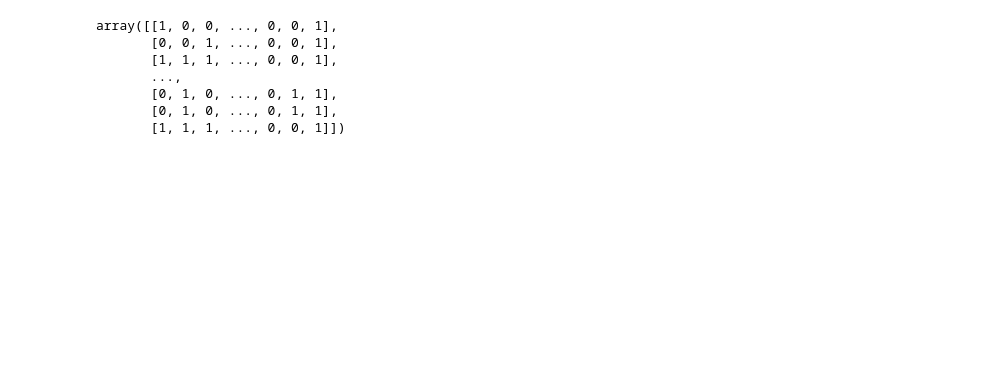
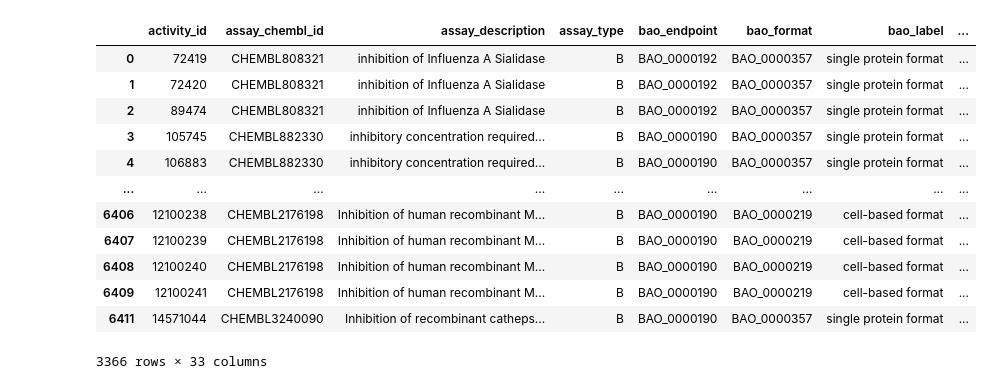
Before and after one commit to Aayush-Shrestha/Computational-Drug-Discovery, a Jupyter notebook: Try 1.ipynb, the cells around one changed output. Saved outputs shown, nothing was run; the diff lists cells and outputs as text; code cells hidden in the pictures; blank space fills up the shorter version.

Commit message:
Data frame properly created

```diff
--- a/Try 1.ipynb
+++ b/Try 1.ipynb
@@ -31,0 +17,14 @@ len(df)
+# %%
+dataframes = []
+# %%
+for i in range(len(targets)):
+    target_chembl_id = targets.target_chembl_id.iloc[i]
+    target_name = targets.target_chembl_id.iloc[i]
+
+    activity = new_client.activity
+    activity_query = activity.filter(target_chembl_id=target_chembl_id)
+
+    df = pd.DataFrame.from_dict(activity_query)
+    df['target'] = target_name
+
+    dataframes.append(df)
@@ -31,0 +35,3 @@ len(df)
+# %%
+df = pd.concat(dataframes[:40], ignore_index=True)
+df.head()
@@ -31,0 +66,4 @@ len(df)
+# %%
+df = df.drop(["upper_value","toid","text_value","standard_upper_value","standard_text_value","data_validity_description",
+             "data_validity_comment","molecule_pref_name","assay_variant_mutation","assay_variant_accession",
+             "activity_comment","activity_properties","action_type","ligand_efficiency"],axis=1)
@@ -32,3 +90,19 @@ len(df)
+# %%
+df.dropna()
+# %% [output]
+|  | activity_id | assay_chembl_id | assay_description | assay_type | bao_endpoint | bao_format | bao_label | ... |
+| 0 | 72419 | CHEMBL808321 | inhibition of Influenza A Sialidase | B | BAO_0000192 | BAO_0000357 | single protein format | ... |
+| 1 | 72420 | CHEMBL808321 | inhibition of Influenza A Sialidase | B | BAO_0000192 | BAO_0000357 | single protein format | ... |
+| 2 | 89474 | CHEMBL808321 | inhibition of Influenza A Sialidase | B | BAO_0000192 | BAO_0000357 | single protein format | ... |
+| 3 | 105745 | CHEMBL882330 | inhibitory concentration required... | B | BAO_0000190 | BAO_0000357 | single protein format | ... |
+| 4 | 106883 | CHEMBL882330 | inhibitory concentration required... | B | BAO_0000190 | BAO_0000357 | single protein format | ... |
+| ... | ... | ... | ... | ... | ... | ... | ... | ... |
+| 6406 | 12100238 | CHEMBL2176198 | Inhibition of human recombinant M... | B | BAO_0000190 | BAO_0000219 | cell-based format | ... |
+| 6407 | 12100239 | CHEMBL2176198 | Inhibition of human recombinant M... | B | BAO_0000190 | BAO_0000219 | cell-based format | ... |
+| 6408 | 12100240 | CHEMBL2176198 | Inhibition of human recombinant M... | B | BAO_0000190 | BAO_0000219 | cell-based format | ... |
+| 6409 | 12100241 | CHEMBL2176198 | Inhibition of human recombinant M... | B | BAO_0000190 | BAO_0000219 | cell-based format | ... |
+| 6411 | 14571044 | CHEMBL3240090 | Inhibition of recombinant catheps... | B | BAO_0000190 | BAO_0000357 | single protein format | ... |
+3366 rows × 33 columns
 # %%
 def smiles_to_mol(smiles):
     mol = Chem.MolFromSmiles(smiles)
@@ -38,16 +112,3 @@ def smiles_to_mol(smiles):
         return None
 # %%
 df['fingerprint'] = df['canonical_smiles'].apply(smiles_to_mol)
-# %%
-X = np.array(list(df['fingerprint']))
-y = np.array(list(df['active']))
-X_train, X_test, y_train, y_test = train_test_split(X, y, test_size=0.2, random_state=42)
-X
-# %% [output]
-array([[1, 0, 0, ..., 0, 0, 1],
-       [0, 0, 1, ..., 0, 0, 1],
-       [1, 1, 1, ..., 0, 0, 1],
-       ...,
-       [0, 1, 0, ..., 0, 1, 1],
-       [0, 1, 0, ..., 0, 1, 1],
-       [1, 1, 1, ..., 0, 0, 1]])
```
Also changed, not shown: parts of 15 cells of this notebook.
